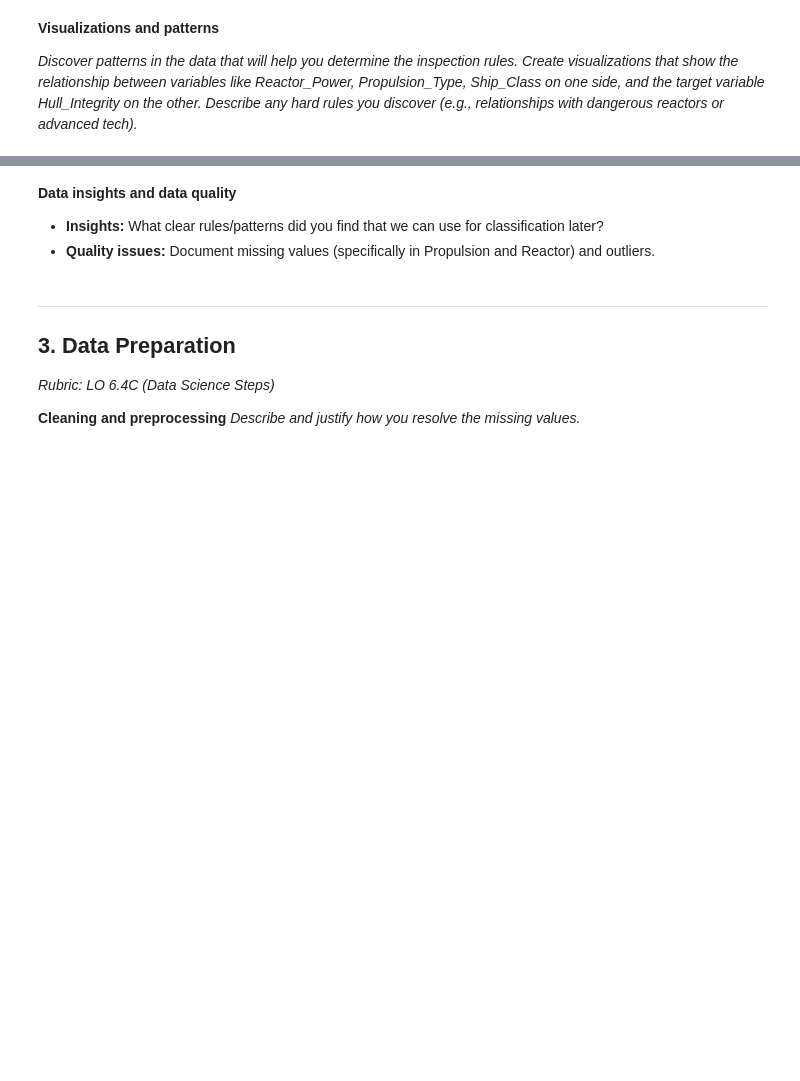
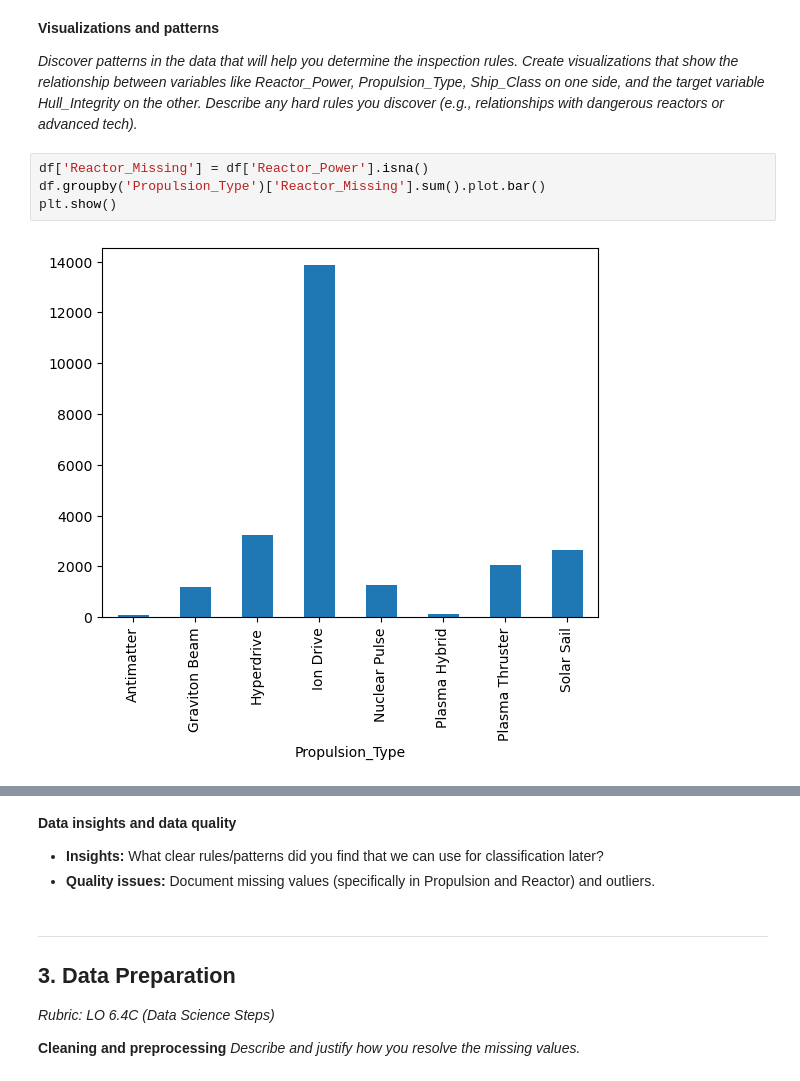
Before and after one commit to Jamie1111/DDD-Databazen-, a Jupyter notebook: assignment_template_it2.ipynb, the cells around one changed output, grey strips where cells are left out. Saved outputs shown, nothing was run; the diff lists cells and outputs as text; blank space fills up the shorter version.

```diff
--- a/assignment_template_it2.ipynb
+++ b/assignment_template_it2.ipynb
@@ -107,3 +120,9 @@ dtype: object
 **Visualizations and patterns**
 
 *Discover patterns in the data that will help you determine the inspection rules. Create visualizations that show the relationship between variables like Reactor_Power, Propulsion_Type, Ship_Class on one side, and the target variable Hull_Integrity on the other. Describe any hard rules you discover (e.g., relationships with dangerous reactors or advanced tech).*
+# %%
+df['Reactor_Missing'] = df['Reactor_Power'].isna()
+df.groupby('Propulsion_Type')['Reactor_Missing'].sum().plot.bar()
+plt.show()
+# %% [output]
+[figure, added]
```
Also changed, not shown: parts of 9 cells of this notebook, 3 other files.
